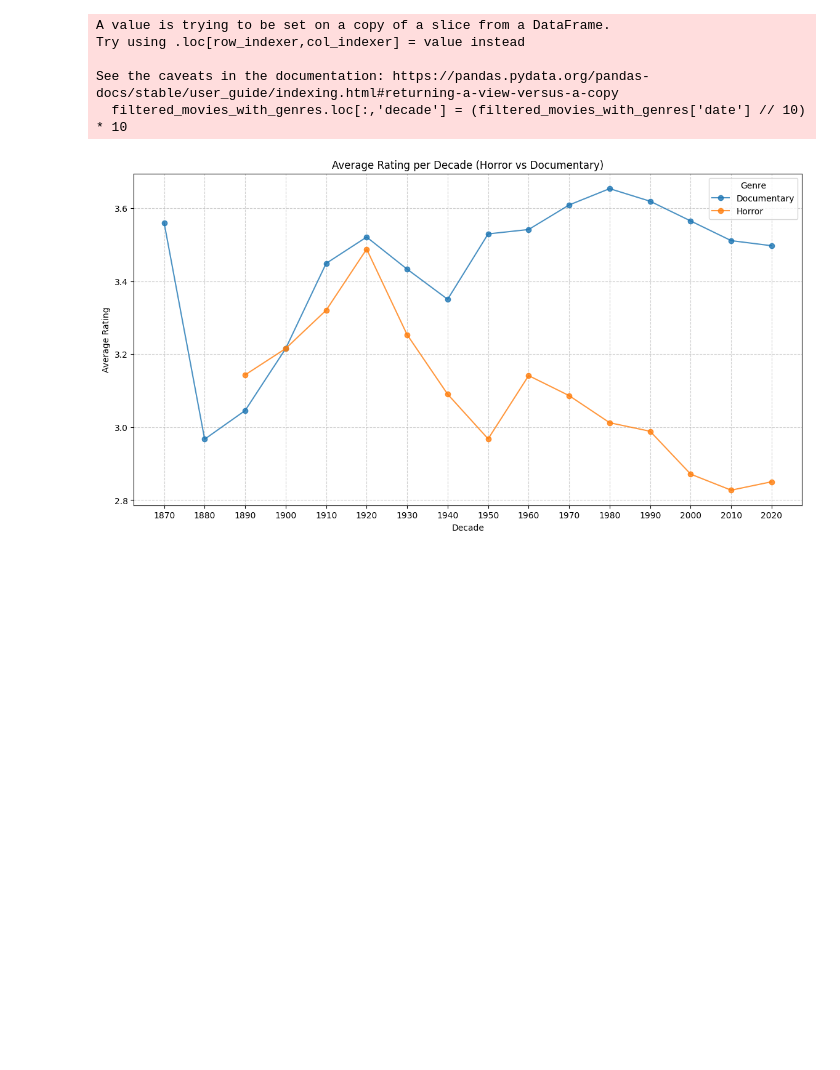
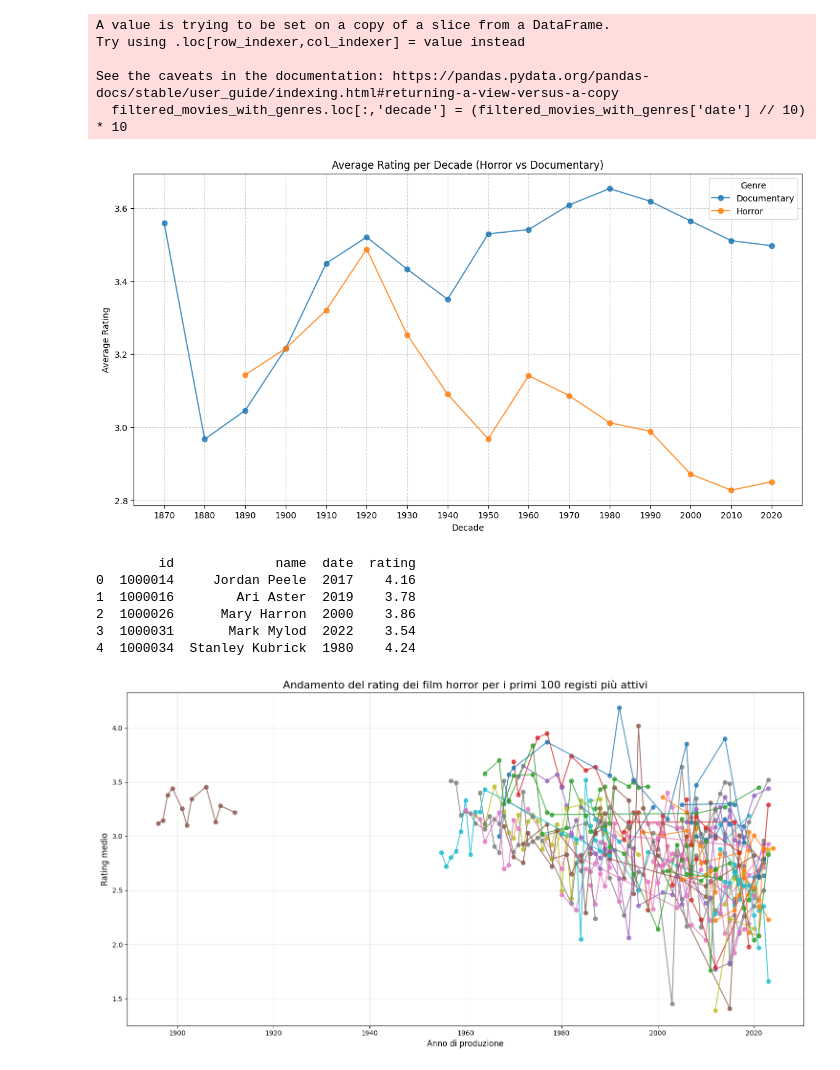
Before and after one commit to FandriS7276/IUM-TWEB, a Jupyter notebook: Multivariate Analysis.ipynb, the cells around one changed output. Drawn from its saved outputs; the diff is of its cells as text; code cells hidden in the pictures; blank space fills up the shorter version.

Commit message:
creation of the comparison graph between rating over time and directors

```diff
--- a/Multivariate Analysis.ipynb
+++ b/Multivariate Analysis.ipynb
@@ -161,3 +161,71 @@ Try using .loc[row_indexer,col_indexer] = value instead
 See the caveats in the documentation: https://pandas.pydata.org/pandas-docs/stable/user_guide/indexing.html#returning-a-view-versus-a-copy
   filtered_movies_with_genres.loc[:,'decade'] = (filtered_movies_with_genres['date'] // 10) * 10
 [figure]
+# %%
+ # Carica i dataset
+genres = pd.read_csv("genres_cleaned.csv")
+crew = pd.read_csv("crew_cleaned.csv")
+year = pd.read_csv("movies_cleaned.csv")
+rating = pd.read_csv("movies_cleaned.csv")
+
+# Take only 'HORROR' movies
+horror_movies = genres[genres['genre'] == 'Horror']
+
+# Take only 'DIRECTOR' from crew
+directors = crew[crew['role'] == 'Director']
+
+# Take only the 'DATE' from movies
+year = year[['id','date']]
+year['date'] = year['date'].astype('Int64')
+
+# Merge per ottenere solo i registi dei film horror
+horror_with_directors = horror_movies.merge(directors, on='id', how='left')
+
+horror_with_directors = horror_with_directors.merge(year[['id','date']], on='id', how='left')
+
+horror_with_directors = horror_with_directors.merge(rating[['id','rating']], on='id', how='left')
+
+# 4. Se vuoi tenere solo le colonne rilevanti
+horror_with_directors = horror_with_directors[['id', 'name', 'date', 'rating']]
+
+# Mostra risultato
+print(horror_with_directors.head())
+
+# 1. Conta quanti film ha diretto ogni regista
+director_counts = horror_with_directors['name'].value_counts()
+
+# 2. Prendi i primi 100 registi
+top_100_directors = director_counts.head(100).index
+
+# 3. Filtra solo quei registi
+horror_top100 = horror_with_directors[horror_with_directors['name'].isin(top_100_directors)]
+
+# 4. Calcola il rating medio per regista e anno
+ratings_by_director_year = (
+    horror_top100
+    .groupby(['name', 'date'])['rating']
+    .mean()
+    .reset_index()
+)
+
+# 5. Grafico
+plt.figure(figsize=(15, 8))
+
+for director in top_100_directors:
+    data = ratings_by_director_year[ratings_by_director_year['name'] == director]
+    plt.plot(data['date'], data['rating'], marker='o', alpha=0.8, label = director) #alpha=0.5, linewidth=1)
+
+plt.title("Andamento del rating dei film horror per i primi 100 registi più attivi", fontsize=16)
+plt.xlabel("Anno di produzione", fontsize=12)
+plt.ylabel("Rating medio", fontsize=12)
+plt.grid(True, alpha=0.3)
+plt.tight_layout()
+plt.show()
+# %% [output]
+        id             name  date  rating
+0  1000014     Jordan Peele  2017    4.16
+1  1000016        Ari Aster  2019    3.78
+2  1000026      Mary Harron  2000    3.86
+3  1000031       Mark Mylod  2022    3.54
+4  1000034  Stanley Kubrick  1980    4.24
+[figure, added]
```
